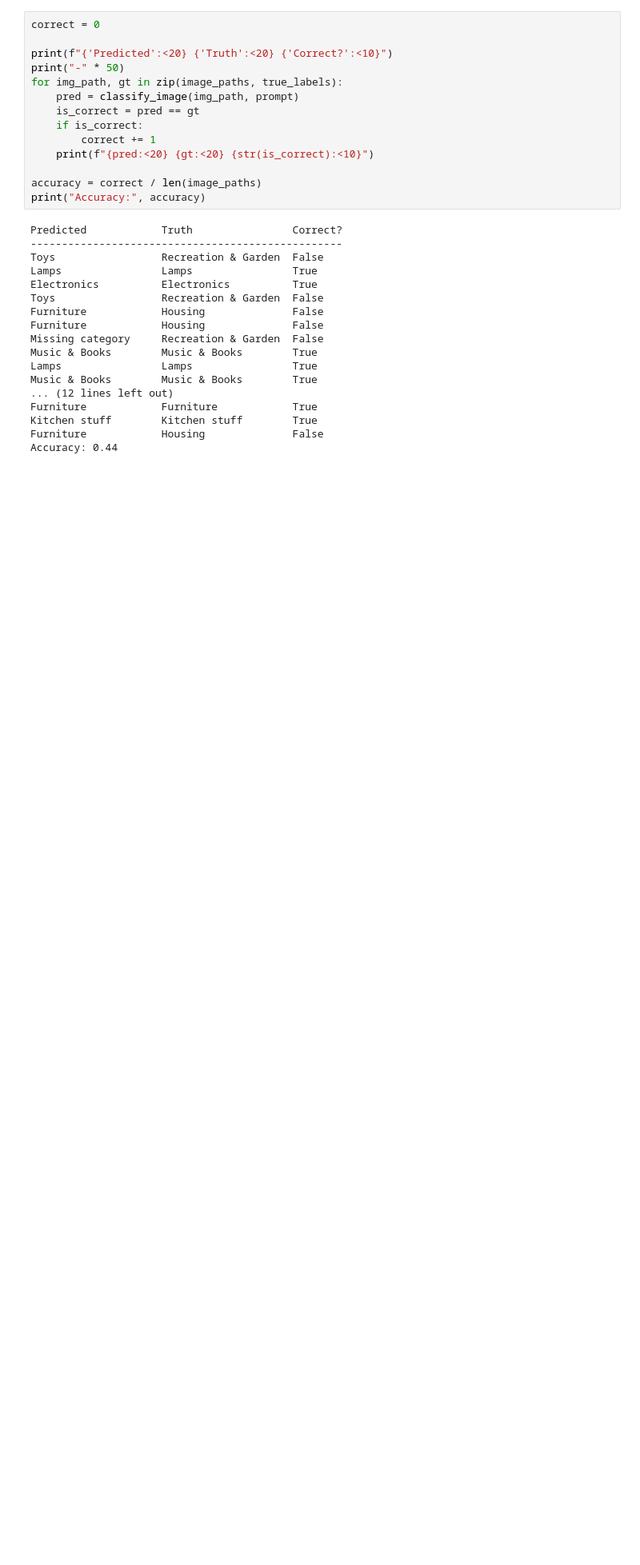
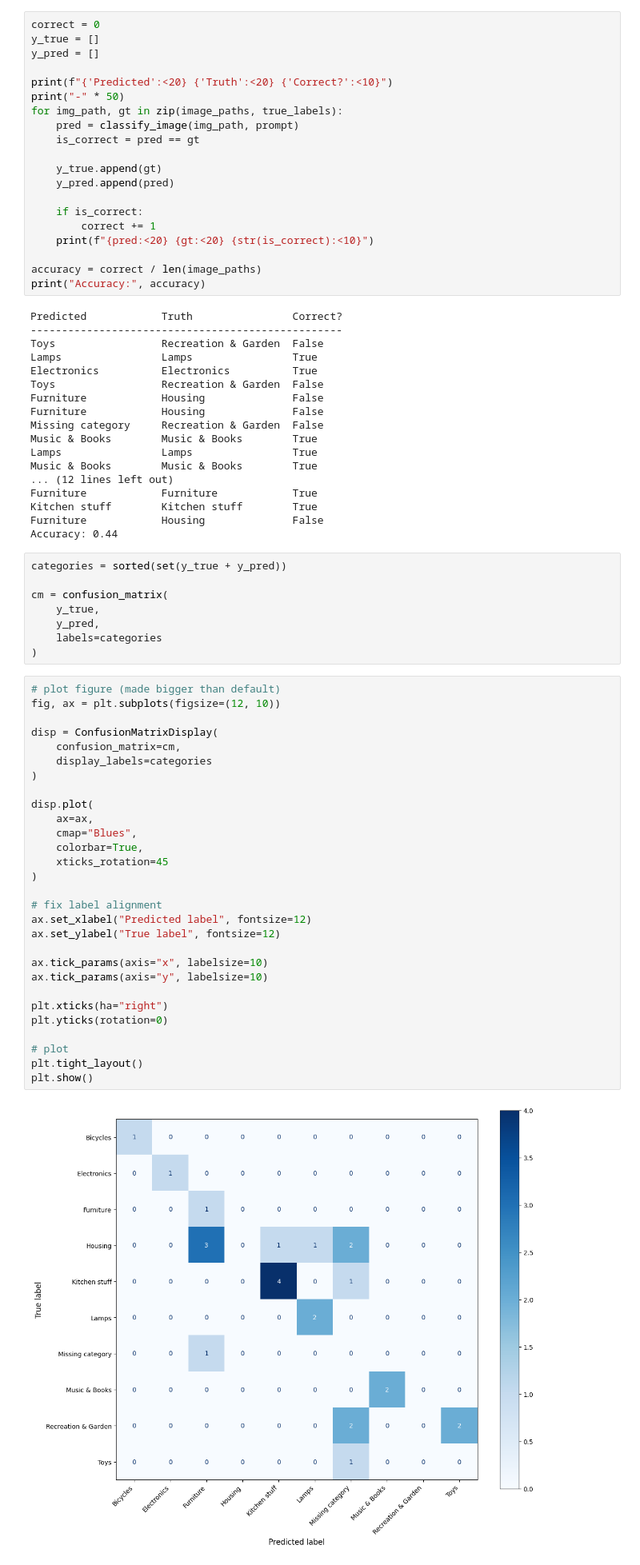
Before and after one commit to SandraRosenbeck/ProductLifetime, a Jupyter notebook: Blip2_zeroshot.ipynb, the cells around one changed output. Shown at 80% size. Cells and saved outputs as stored; diff of their text form; blank space fills up the shorter version.

Commit message:
confusion matrix added

```diff
--- a/Blip2_zeroshot.ipynb
+++ b/Blip2_zeroshot.ipynb
@@ -75,12 +80,18 @@ def classify_image(image_path: str, prompt: str):
     return prediction
 # %%
 correct = 0
+y_true = []
+y_pred = []
 
 print(f"{'Predicted':<20} {'Truth':<20} {'Correct?':<10}")
 print("-" * 50)
 for img_path, gt in zip(image_paths, true_labels):
     pred = classify_image(img_path, prompt)
     is_correct = pred == gt
+
+    y_true.append(gt)
+    y_pred.append(pred)
+
     if is_correct:
         correct += 1
     print(f"{pred:<20} {gt:<20} {str(is_correct):<10}")
@@ -105,3 +116,42 @@ Furniture            Furniture            True
 Kitchen stuff        Kitchen stuff        True
 Furniture            Housing              False
 Accuracy: 0.44
+# %%
+categories = sorted(set(y_true + y_pred))
+
+cm = confusion_matrix(
+    y_true,
+    y_pred,
+    labels=categories
+)
+# %%
+# plot figure (made bigger than default)
+fig, ax = plt.subplots(figsize=(12, 10))
+
+disp = ConfusionMatrixDisplay(
+    confusion_matrix=cm,
+    display_labels=categories
+)
+
+disp.plot(
+    ax=ax,
+    cmap="Blues",
+    colorbar=True,
+    xticks_rotation=45
+)
+
+# fix label alignment
+ax.set_xlabel("Predicted label", fontsize=12)
+ax.set_ylabel("True label", fontsize=12)
+
+ax.tick_params(axis="x", labelsize=10)
+ax.tick_params(axis="y", labelsize=10)
+
+plt.xticks(ha="right")
+plt.yticks(rotation=0)
+
+# plot
+plt.tight_layout()
+plt.show()
+# %% [output]
+[figure, added]
```
Also changed, not shown: parts of 3 cells of this notebook, 1 other file.
